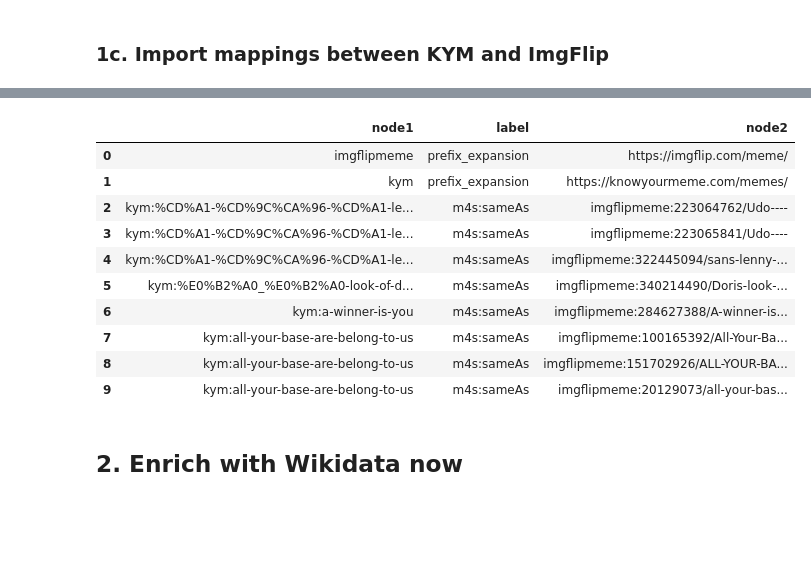
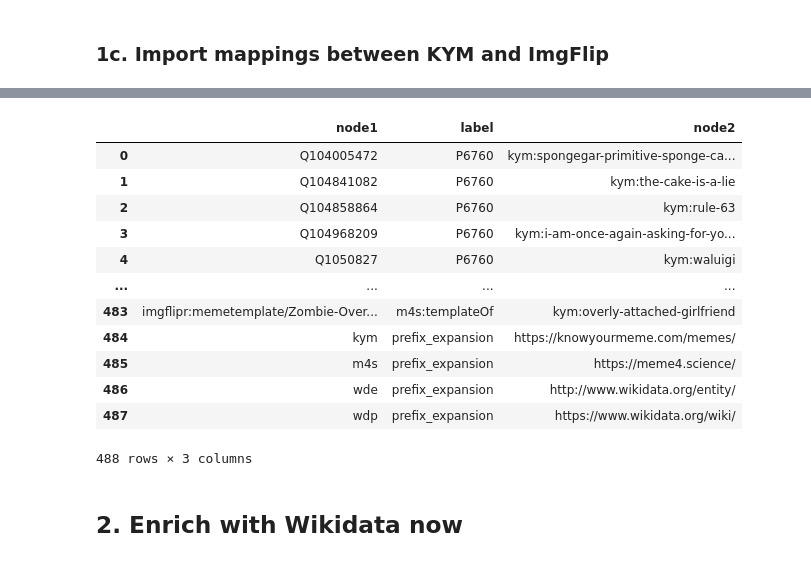
Before and after one commit to riccardotommasini/imkg, a Jupyter notebook: KGTK Wikidata Enrichment.ipynb, the cells around one changed output, grey strips where cells are left out. Cells and saved outputs as stored; diff of their text form; code cells hidden in the pictures; blank space fills up the shorter version.

Commit message:
kgtk updated files

```diff
--- a/KGTK Wikidata Enrichment.ipynb
+++ b/KGTK Wikidata Enrichment.ipynb
@@ -312,19 +319,21 @@ clean_df(mappings_df, mappings_out)
 # %%
 !kgtk deduplicate -i $TEMP/clean_mappings.kgtk -o $TEMP/mappings.kgtk.gz
 # %%
-kgtk("""head -i $TEMP/mappings.kgtk.gz""")
+kgtk("""cat -i $TEMP/mappings.kgtk.gz""")
 # %% [output]
 |  | node1 | label | node2 |
-| 0 | imgflipmeme | prefix_expansion | https://imgflip.com/meme/ |
-| 1 | kym | prefix_expansion | https://knowyourmeme.com/memes/ |
-| 2 | kym:%CD%A1-%CD%9C%CA%96-%CD%A1-le... | m4s:sameAs | imgflipmeme:223064762/Udo---- |
-| 3 | kym:%CD%A1-%CD%9C%CA%96-%CD%A1-le... | m4s:sameAs | imgflipmeme:223065841/Udo---- |
-| 4 | kym:%CD%A1-%CD%9C%CA%96-%CD%A1-le... | m4s:sameAs | imgflipmeme:322445094/sans-lenny-... |
-| 5 | kym:%E0%B2%A0_%E0%B2%A0-look-of-d... | m4s:sameAs | imgflipmeme:340214490/Doris-look-... |
-| 6 | kym:a-winner-is-you | m4s:sameAs | imgflipmeme:284627388/A-winner-is... |
-| 7 | kym:all-your-base-are-belong-to-us | m4s:sameAs | imgflipmeme:100165392/All-Your-Ba... |
-| 8 | kym:all-your-base-are-belong-to-us | m4s:sameAs | imgflipmeme:151702926/ALL-YOUR-BA... |
-| 9 | kym:all-your-base-are-belong-to-us | m4s:sameAs | imgflipmeme:20129073/all-your-bas... |
+| 0 | Q104005472 | P6760 | kym:spongegar-primitive-sponge-ca... |
+| 1 | Q104841082 | P6760 | kym:the-cake-is-a-lie |
+| 2 | Q104858864 | P6760 | kym:rule-63 |
+| 3 | Q104968209 | P6760 | kym:i-am-once-again-asking-for-yo... |
+| 4 | Q1050827 | P6760 | kym:waluigi |
+| ... | ... | ... | ... |
+| 483 | imgflipr:memetemplate/Zombie-Over... | m4s:templateOf | kym:overly-attached-girlfriend |
+| 484 | kym | prefix_expansion | https://knowyourmeme.com/memes/ |
+| 485 | m4s | prefix_expansion | https://meme4.science/ |
+| 486 | wde | prefix_expansion | http://www.wikidata.org/entity/ |
+| 487 | wdp | prefix_expansion | https://www.wikidata.org/wiki/ |
+488 rows × 3 columns
 # %% [markdown]
 ## 2. Enrich with Wikidata now
 # %% [markdown]
```
Also changed, not shown: parts of 22 cells of this notebook, 3 other files.
